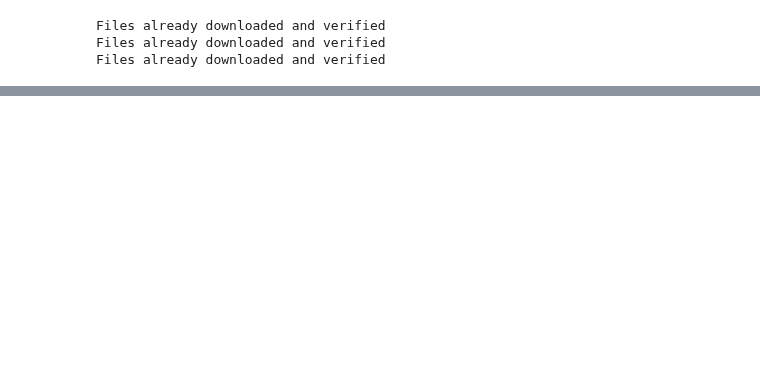
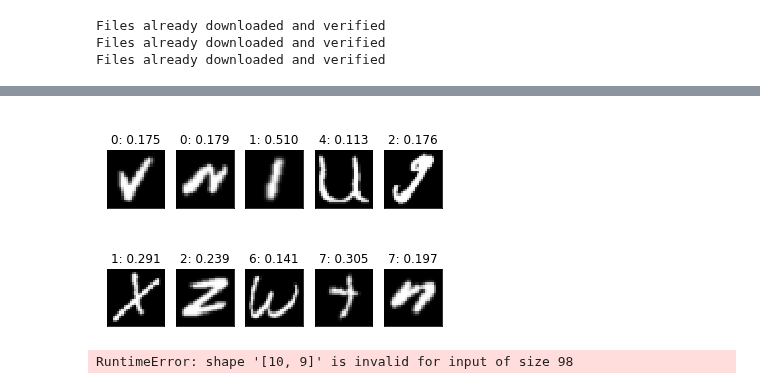
Before and after one commit to AlexMeinke/certified-certain-uncertainty, a Jupyter notebook: Evaluation Metrics.ipynb, the cells around one changed output, grey strips where cells are left out. Drawn from its saved outputs; the diff is of its cells as text; code cells hidden in the pictures; blank space fills up the shorter version.

Commit message:
trained and tested MNIST models and trained plain CIFAR10

```diff
--- a/Evaluation Metrics.ipynb
+++ b/Evaluation Metrics.ipynb
@@ -84,10 +52,0 @@ df3 = df.merge(gmm_df, right_index=True, left_index=True, suffixes=("_plain", "_
-# %%
-lr = .00001
-momentum = .9
-
-optimizer = optim.SGD(base_model_ACET.parameters(), lr=lr, momentum=momentum)
-#tt.train_ACET(base_model_ACET, device, dl.MNIST_train_loader, dl.Noise_loader, optimizer_base, 0)
-
-for epoch in range(3):
-    optimizer.param_groups[0]['lr'] /= 1.1
-    tt.train_ACET(base_model_ACET, device, dl.MNIST_train_loader, dl.Noise_loader, optimizer, epoch)
@@ -113,9 +52,0 @@ Train Epoch: 2 [50000/60000 (83%)]      Loss: 0.760352
-# %%
-lr = .00001
-momentum = .9
-
-optimizer = optim.SGD(gmm_model_ACET.parameters(), lr=lr, momentum=momentum)
-
-for epoch in range(3):
-    optimizer.param_groups[0]['lr'] /= 1.1
-    tt.train_ACET(gmm_model_ACET, device, dl.MNIST_train_loader, dl.Noise_loader, optimizer, epoch)
@@ -151,0 +77,19 @@ gmm_ACET_df = evaluate_model(gmm_model_ACET, device, dl.MNIST_test_loader, GMM_A
+# %%
+e = enumerate(dl.EMNIST_test_loader)
+e.__next__()
+data, label = e.__next__()[1]
+#data, label = enumerate(dl.Noise_loader).__next__()[1]
+
+
+y_base = gmm_model_joint(data.to(device))
+
+plotting.plot_samples([y_base], data.detach().cpu())
+
+data = adv.gen_adv_sample(gmm_model_joint, device, data, label, epsilon=0.3, steps=200)
+
+y_base = gmm_model_joint(data.to(device))
+
+plotting.plot_samples([y_base], data.detach().cpu())
+# %% [output]
+[figure, added]
+RuntimeError: shape '[10, 9]' is invalid for input of size 98
```
Also changed, not shown: parts of 17 cells of this notebook, 10 other files.
